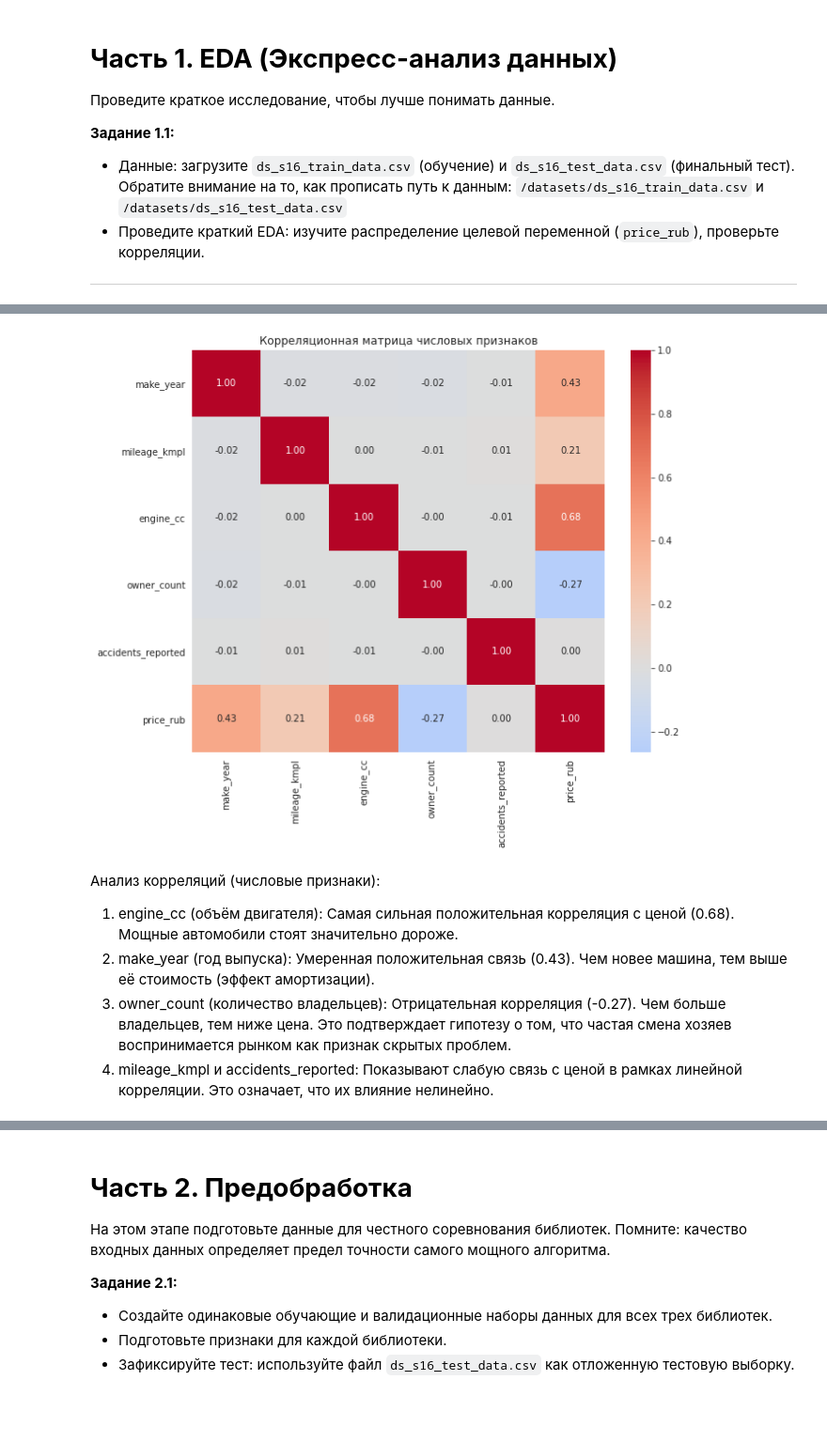
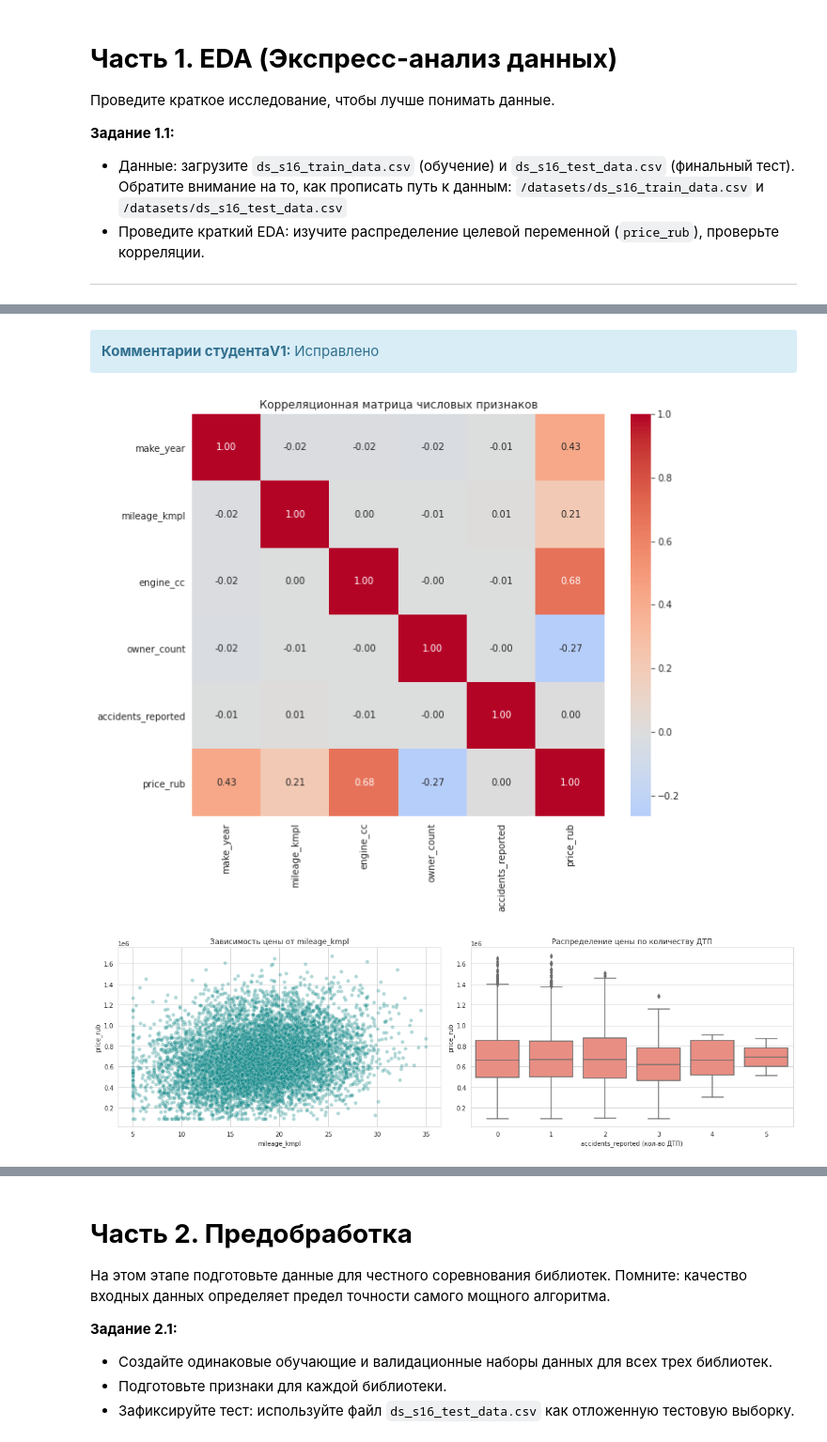
Before and after one commit to MllII/balance-auto-ml-evaluation, a Jupyter notebook: balance-auto-ml-evaluation.ipynb, the cells around one changed output, grey strips where cells are left out. Shown at 94% size. Saved outputs shown, nothing was run; the diff lists cells and outputs as text; code cells hidden in the pictures; blank space fills up the shorter version.

```diff
--- a/balance-auto-ml-evaluation.ipynb
+++ b/balance-auto-ml-evaluation.ipynb
@@ -187,18 +354,34 @@ plt.show()
+# %% [markdown]
+<div class="alert alert-info"> <b>Комментарии студентаV1:
+    </b>
+    Исправлено</div>
 # %%
-# 1.5. Корреляционная матрица (только для числовых признаков)
+# 1.5. Корреляционная матрица
 plt.figure(figsize=(10, 8))
 numeric_cols = train.select_dtypes(include=[np.number]).columns
 corr_matrix = train[numeric_cols].corr()
 
 sns.heatmap(corr_matrix, annot=True, fmt='.2f', cmap='coolwarm', center=0)
 plt.title('Корреляционная матрица числовых признаков')
 plt.show()
+
+# 1.5.1. Проверка нелинейных зависимостей
+fig, axes = plt.subplots(1, 2, figsize=(16, 5))
+
+# Scatterplot для mileage_kmpl
+sns.scatterplot(data=train, x='mileage_kmpl', y='price_rub', alpha=0.3, ax=axes[0], color='teal')
+axes[0].set_title('Зависимость цены от mileage_kmpl')
+axes[0].set_xlabel('mileage_kmpl')
+axes[0].set_ylabel('price_rub')
+
+# Boxplot для accidents_reported
+sns.boxplot(data=train, x='accidents_reported', y='price_rub', ax=axes[1], color='salmon')
+axes[1].set_title('Распределение цены по количеству ДТП')
+axes[1].set_xlabel('accidents_reported (кол-во ДТП)')
+axes[1].set_ylabel('price_rub')
+
+plt.tight_layout()
+plt.show()
 # %% [output]
 [figure]
+[figure, added]
-# %% [markdown]
-Анализ корреляций (числовые признаки):
-
-1. engine_cc (объём двигателя): Самая сильная положительная корреляция с ценой (0.68). Мощные автомобили стоят значительно дороже.
-2. make_year (год выпуска): Умеренная положительная связь (0.43). Чем новее машина, тем выше её стоимость (эффект амортизации).
-3. owner_count (количество владельцев): Отрицательная корреляция (-0.27). Чем больше владельцев, тем ниже цена. Это подтверждает гипотезу о том, что частая смена хозяев воспринимается рынком как признак скрытых проблем.
-4. mileage_kmpl и accidents_reported: Показывают слабую связь с ценой в рамках линейной корреляции. Это означает, что их влияние нелинейно.
```
Also changed, not shown: parts of 101 cells of this notebook, 1 other file.
